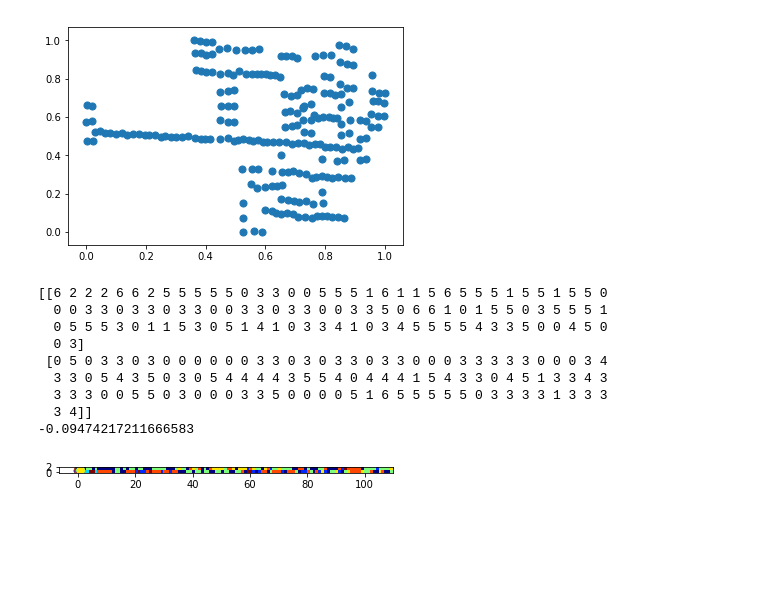
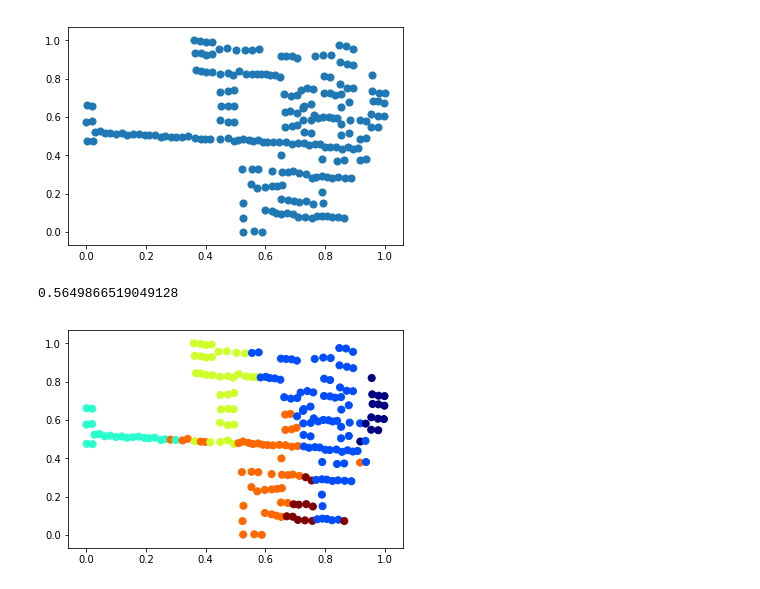
Before and after one commit to KJtiming/RadioMap, a Jupyter notebook: cluster.ipynb, the cells around one changed output. Drawn from its saved outputs; the diff is of its cells as text; code cells hidden in the pictures; blank space fills up the shorter version.

```diff
--- a/cluster.ipynb
+++ b/cluster.ipynb
@@ -37,12 +37,14 @@ from sklearn import preprocessing
 #from sklearn.cross_validation import train_test_split
 #from data_handle import *
 # %%
-rem_pci_all = pd.read_csv("rsrp_set33.csv")
+rem_pci_all = pd.read_csv("./interface/rsrp_set33_nodis.csv")
 #rem_pci_all = pd.read_csv("rem_pci_train_pd.csv")
 #rem_pci = pd.read_csv("rem_rsrp_train_pd.csv")
 #rem_test = pd.read_csv("rem_test_pd.csv")
 #rem_pci_np = np.genfromtxt('rem_pci_train.csv', delimiter=',')
 #rem_rsrp = pd.read_csv("rem_rsrp_train.csv")
-print(rem_pci_all.head())
+#print(rem_pci_all)
 plt.scatter(rem_pci_all['x'], rem_pci_all['y'], s=50);
+#print(type(rem_pci_all))
+print(rem_pci_all.describe())
 # %% [output]
@@ -145,13 +155,15 @@ group_median,group_drift = group_pcimap(rem_pci_all_n_pd)
 #print("rem_rsrp==",rsrp)
 #rem_rsrp.to_csv("rsrp.csv")
 #group_median,group_drift = group(rem_test)
-kmeans = KMeans(n_clusters=7)
+kmeans = KMeans(n_clusters=6)
 #np.savetxt('group_median.csv', group_median, delimiter=',', fmt='%f')
 #group_median = pd.read_csv("group_median.csv")
 #print(rem_pci['pci'])
-
-kmeans_fit = kmeans.fit(group_median)
-y_kmeans = kmeans.predict(group_median)
+kmeans_fit = kmeans.fit(rem_pci_all_n_pd)
+y_kmeans = kmeans.predict(rem_pci_all_n_pd)
+#kmeans_fit = kmeans.fit(group_median)
+#print(group_median)
+#y_kmeans = kmeans.predict(group_median)
 #print(y_kmeans)
 #print(y_kmeans.shape)
 
@@ -162,49 +174,41 @@ y_kmeans = kmeans.predict(group_median)
 #print(add_kmeans)
 #add_kmeans.to_csv('add_kmeans.csv')
 #print(group_median)
-rem_pci_all_pd = pd.DataFrame(rem_pci_all_copy,columns=['x','y','rsrp','dis','pci_37','pci_38','pci_39','pci_40','pci_41','pci_42','pci'])
+rem_pci_all_pd = pd.DataFrame(rem_pci_all_copy,columns=['x','y','rsrp','pci_37','pci_38','pci_39','pci_40','pci_41','pci_42','pci'])
 #print(type(rem_pci_all_pd))
 #print(type(add_kmeans))
 
 #print(rem_pci_all_pd)
 
 plt.scatter(rem_pci_all_n_pd['x'], rem_pci_all_n_pd['y'], s=50, c=y_kmeans, cmap='jet');
 y_kmeans_pd = pd.DataFrame({'zone':y_kmeans})
 add_kmeans = pd.merge(rem_pci_all_pd,y_kmeans_pd, left_index=True, right_index=True)
 #print(add_kmeans)
 #add_kmeans = pd.merge(rem_pci_all_pd['pci'],add_kmeans, left_index=True, right_index=True)
-add_kmeans['zone'].replace(6,7,inplace=True)
+#add_kmeans['zone'].replace(6,7,inplace=True)
 add_kmeans['zone'].replace(5,6,inplace=True)
 add_kmeans['zone'].replace(4,5,inplace=True)
 add_kmeans['zone'].replace(3,4,inplace=True)
 add_kmeans['zone'].replace(2,3,inplace=True)
 add_kmeans['zone'].replace(1,2,inplace=True)
 add_kmeans['zone'].replace(0,1,inplace=True)
 add_kmeans['pci'] = add_kmeans['pci'].map(lambda x:int(x/100))
 
 add_kmeans.to_csv('aaa.csv')
 add_kmeans.values[:,:]
-add_kmeans = add_kmeans.drop(['dis','pci_37','pci_38','pci_39','pci_40','pci_41','pci_42'], axis=1)
+add_kmeans = add_kmeans.drop(['pci_37','pci_38','pci_39','pci_40','pci_41','pci_42'], axis=1)
 add_kmeans = add_kmeans[['x','y','pci','rsrp','zone']]
 add_kmeans = add_kmeans.values
 #print(add_kmeans)
-np.savetxt('set33_part_train.csv', add_kmeans, delimiter=',', fmt='%s')
+np.savetxt('./zone_result/set33_part_train.csv', add_kmeans, delimiter=',', fmt='%s')
 #y_kmeans = np.reshape(y_kmeans, (27, 105))
 #np.savetxt('y_kmeans.csv', y_kmeans, delimiter=',', fmt='%f')
 cluster_labels = kmeans_fit.labels_
 silhouette_avg = metrics.silhouette_score(rem_pci_all_n_pd, cluster_labels)
 print(silhouette_avg)
 # %% [output]
-[[6 2 2 2 6 6 2 5 5 5 5 5 0 3 3 0 0 5 5 5 1 6 1 1 5 6 5 5 5 1 5 5 1 5 5 0
-  0 0 3 3 0 3 3 0 3 3 0 0 3 3 0 3 3 0 0 3 3 5 0 6 6 1 0 1 5 5 0 3 5 5 5 1
-  0 5 5 5 3 0 1 1 5 3 0 5 1 4 1 0 3 3 4 1 0 3 4 5 5 5 5 4 3 3 5 0 0 4 5 0
-  0 3]
- [0 5 0 3 3 0 3 0 0 0 0 0 0 3 3 0 3 0 3 3 0 3 3 0 0 0 3 3 3 3 3 0 0 0 3 4
-  3 3 0 5 4 3 5 0 3 0 5 4 4 4 4 3 5 5 4 0 4 4 4 1 5 4 3 3 0 4 5 1 3 3 4 3
-  3 3 3 0 0 5 5 0 3 0 0 0 3 3 5 0 0 0 0 5 1 6 5 5 5 5 5 0 3 3 3 3 1 3 3 3
-  3 4]]
--0.09474217211666583
+0.5649866519049128
-[figure, old version]
+[figure, new version]
 # %%
 # 迴圈
 silhouette_avgs = []
```
Also changed, not shown: parts of 10 cells of this notebook, 18 other files.
